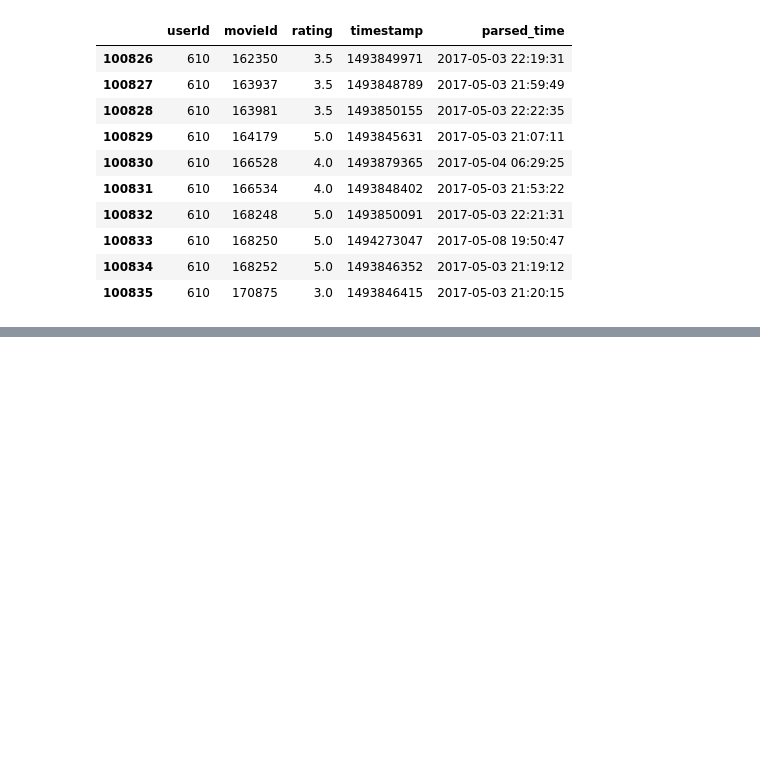
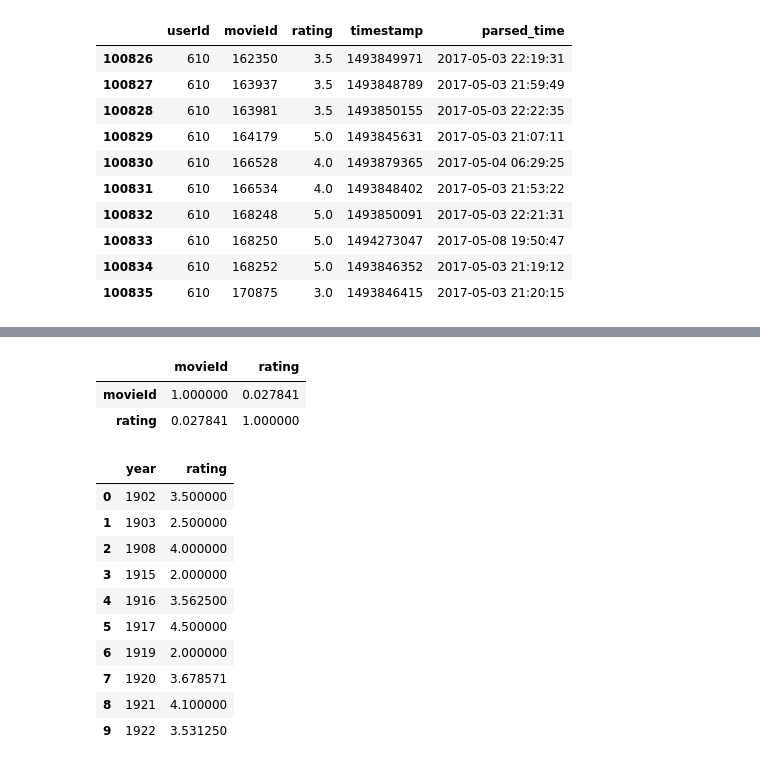
Before and after one commit to kotteeshwaran/pandas, a Jupyter notebook: movie_dataset.ipynb, the cells around one changed output, grey strips where cells are left out. Saved outputs shown, nothing was run; the diff lists cells and outputs as text; code cells hidden in the pictures; blank space fills up the shorter version.

```diff
--- a/movie_dataset.ipynb
+++ b/movie_dataset.ipynb
@@ -718,0 +731,23 @@ selected_rows[-10:]
+# %%
+joined = movies.merge(avg_rating,on ='movieId',how='inner')
+joined.tail()
+joined.corr()
+# %% [output]
+|  | movieId | rating |
+| movieId | 1.000000 | 0.027841 |
+| rating | 0.027841 | 1.000000 |
+# %%
+yearly_avg = joined[['year','rating']].groupby('year',as_index =False).mean()
+yearly_avg[:10]
+# %% [output]
+|  | year | rating |
+| 0 | 1902 | 3.500000 |
+| 1 | 1903 | 2.500000 |
+| 2 | 1908 | 4.000000 |
+| 3 | 1915 | 2.000000 |
+| 4 | 1916 | 3.562500 |
+| 5 | 1917 | 4.500000 |
+| 6 | 1919 | 2.000000 |
+| 7 | 1920 | 3.678571 |
+| 8 | 1921 | 4.100000 |
+| 9 | 1922 | 3.531250 |
```
Also changed, not shown: parts of 4 cells of this notebook.
